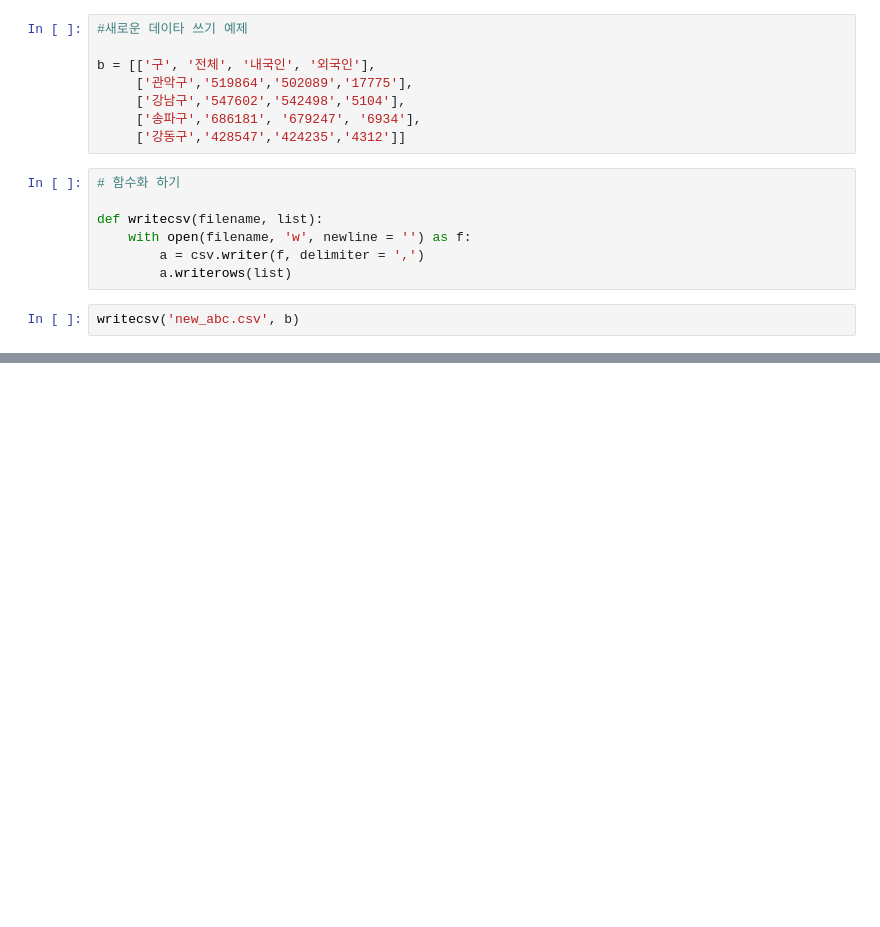
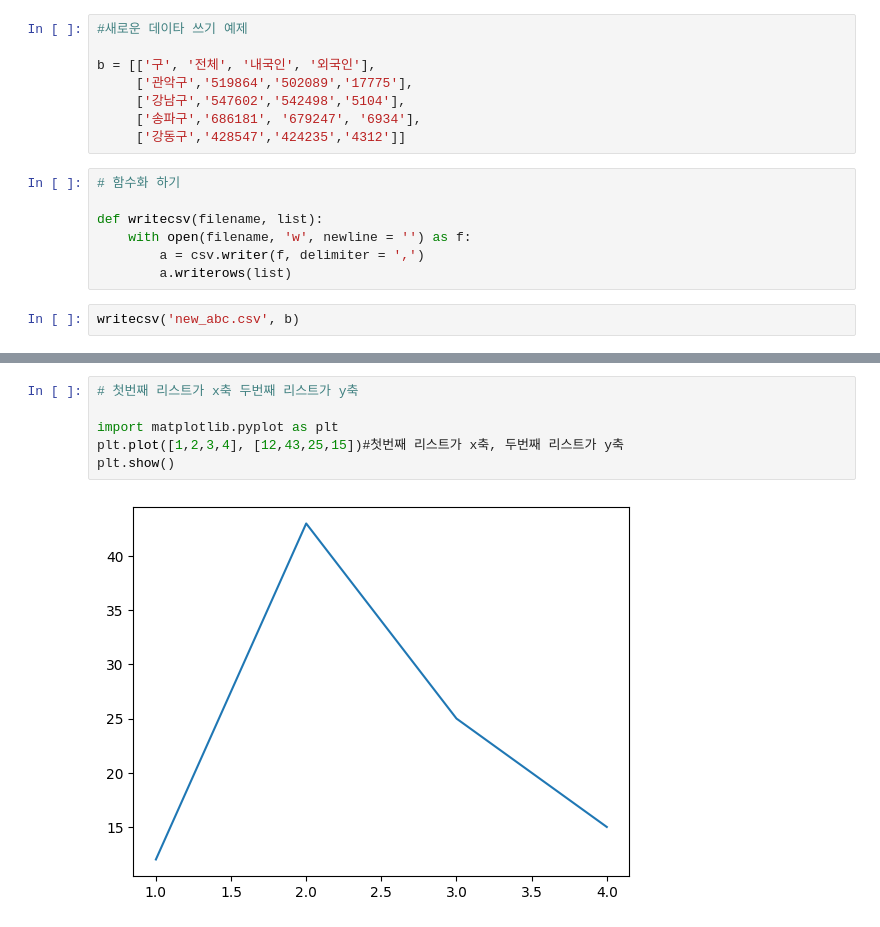
Before and after one commit to Haaahm/DA_School_1, a Jupyter notebook: 정리노트/0508_CSV파일_다루기_파이썬_심화.ipynb, the cells around one changed output, grey strips where cells are left out. Saved outputs shown, nothing was run; the diff lists cells and outputs as text; blank space fills up the shorter version.

```diff
--- a/정리노트/0508_CSV파일_다루기_파이썬_심화.ipynb
+++ b/정리노트/0508_CSV파일_다루기_파이썬_심화.ipynb
@@ -383,0 +1034,8 @@ writecsv('new_abc.csv', b)
+# %%
+# 첫번째 리스트가 x축 두번째 리스트가 y축
+
+import matplotlib.pyplot as plt
+plt.plot([1,2,3,4], [12,43,25,15])#첫번째 리스트가 x축, 두번째 리스트가 y축
+plt.show()
+# %% [output]
+[figure, added]
```
Also changed, not shown: parts of 79 cells of this notebook.
